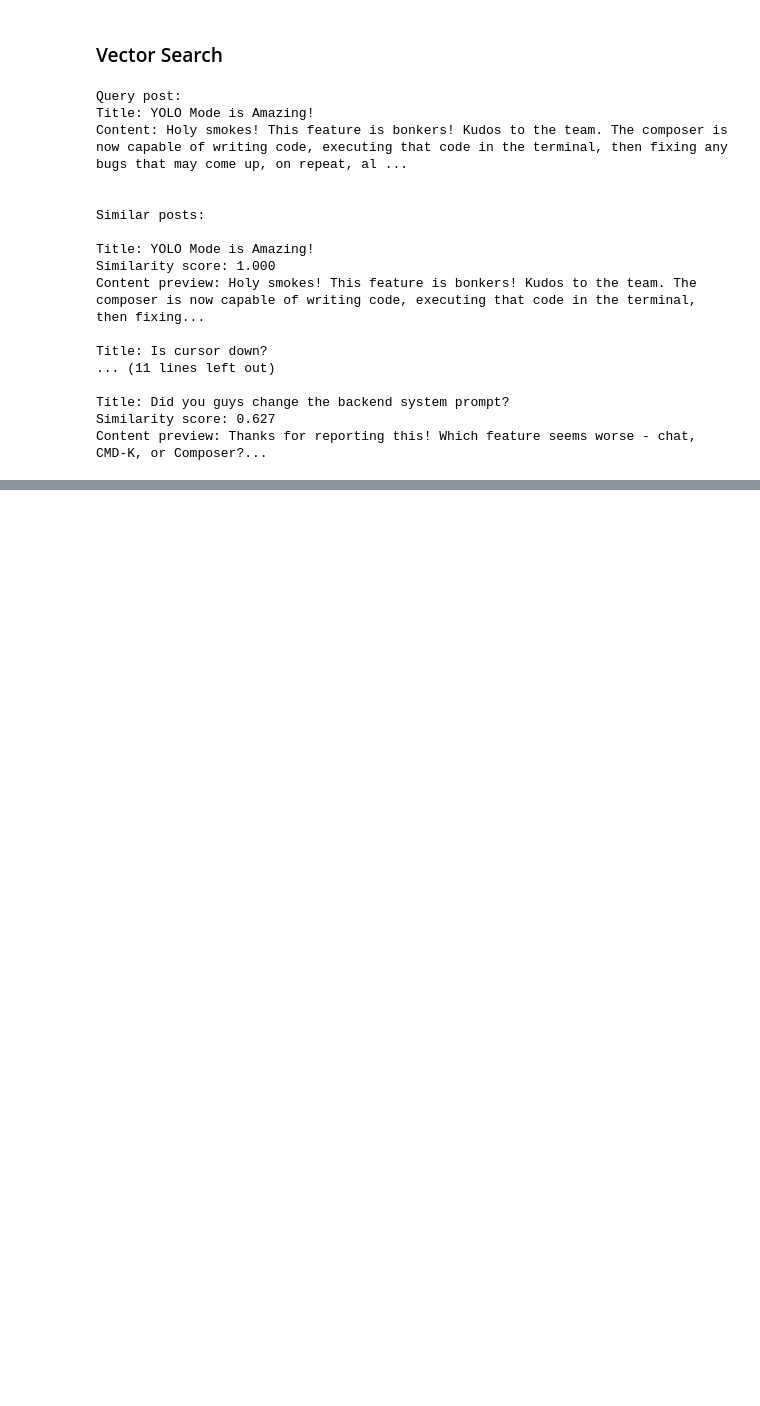
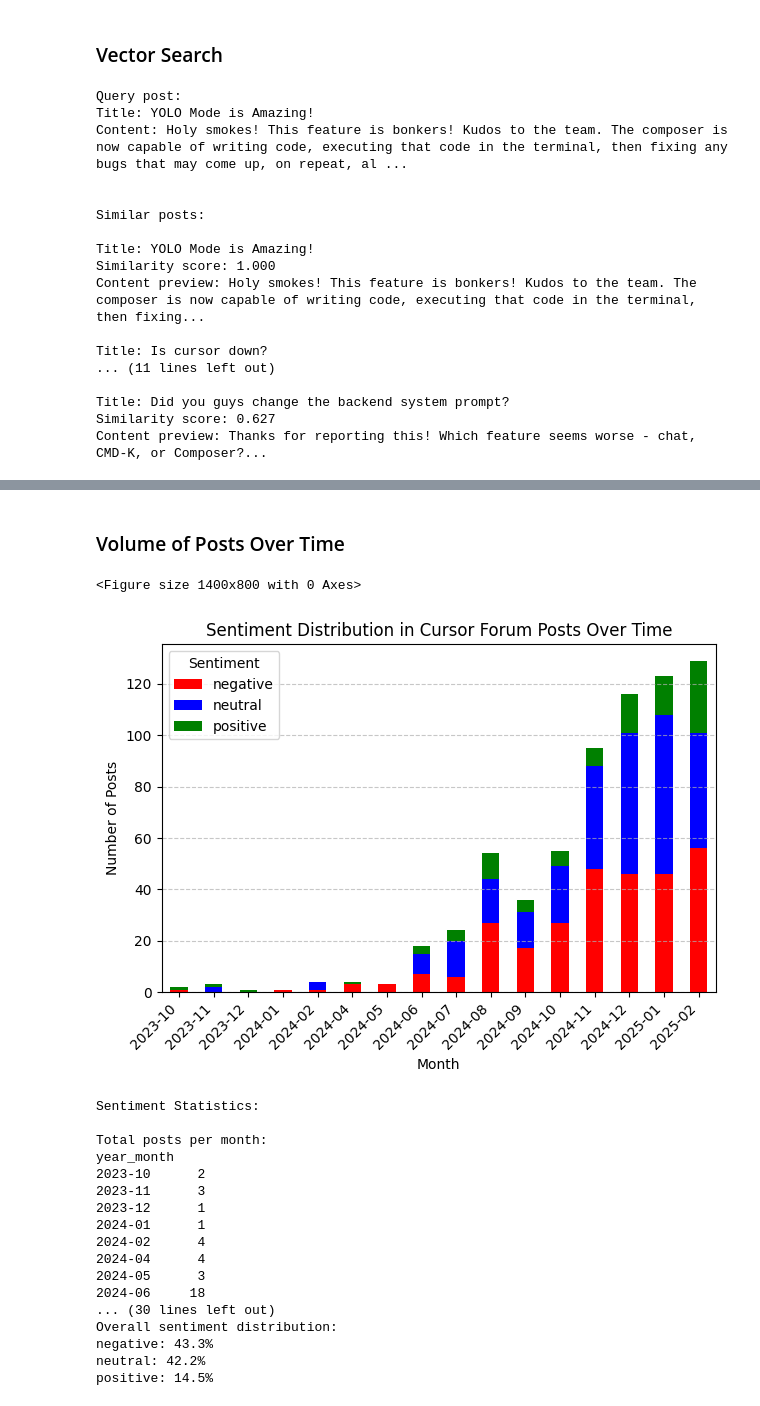
Before and after one commit to dgan11/discourse-analysis, a Jupyter notebook: notebooks/03_med_analysis.ipynb, the cells around one changed output, grey strips where cells are left out. Drawn from its saved outputs; the diff is of its cells as text; code cells hidden in the pictures; blank space fills up the shorter version.

```diff
--- a/notebooks/03_med_analysis.ipynb
+++ b/notebooks/03_med_analysis.ipynb
@@ -451,0 +596,73 @@ Content preview: Thanks for reporting this! Which feature seems worse - chat, CM
+# %% [markdown]
+### Volume of Posts Over Time
+# %%
+# Time-based Sentiment Analysis
+import pandas as pd
+import matplotlib.pyplot as plt
+
+# Convert post_created_at to datetime and create year_month column
+df['post_created_at'] = pd.to_datetime(df['post_created_at'])
+df['year_month'] = df['post_created_at'].dt.to_period('M')
+
+# Count sentiment labels by month
+colors = {'negative': 'red', 'neutral': 'blue', 'positive': 'green'}
+sentiment_label_counts_by_month = (
+    df.groupby(['year_month', 'sentiment_label']).size().unstack(fill_value=0)
+)
+
+# Calculate proportions
+total_posts_per_month = sentiment_label_counts_by_month.sum(axis=1)
+sentiment_label_proportions_by_month = sentiment_label_counts_by_month.divide(
+    total_posts_per_month, axis=0
+)
+
+# Create stacked bar plot
+plt.figure(figsize=(14, 8))
+sentiment_label_counts_by_month.plot(
+    kind='bar',
+    stacked=True,
+    color=[colors[col] for col in sentiment_label_counts_by_month.columns],
+)
+
+plt.title('Sentiment Distribution in Cursor Forum Posts Over Time')
+plt.xlabel('Month')
+plt.ylabel('Number of Posts')
+plt.xticks(rotation=45, ha='right')
+plt.legend(title='Sentiment')
+plt.grid(axis='y', linestyle='--', alpha=0.7)
+plt.tight_layout()
+plt.show()
+
+# Print some statistics
+print("\nSentiment Statistics:")
+print("\nTotal posts per month:")
+print(total_posts_per_month)
+
+print("\nSentiment proportions by month:")
+print(sentiment_label_proportions_by_month.round(2))
+
+# Calculate overall sentiment distribution
+print("\nOverall sentiment distribution:")
+sentiment_distribution = df['sentiment_label'].value_counts(normalize=True)
+for sentiment, proportion in sentiment_distribution.items():
+    print(f"{sentiment}: {proportion:.1%}")
+# %% [output]
+<Figure size 1400x800 with 0 Axes>
+[figure, added]
+Sentiment Statistics:
+
+Total posts per month:
+year_month
+2023-10      2
+2023-11      3
+2023-12      1
+2024-01      1
+2024-02      4
+2024-04      4
+2024-05      3
+2024-06     18
+... (30 lines left out)
+Overall sentiment distribution:
+negative: 43.3%
+neutral: 42.2%
+positive: 14.5%
```
Also changed, not shown: parts of 5 cells of this notebook.
